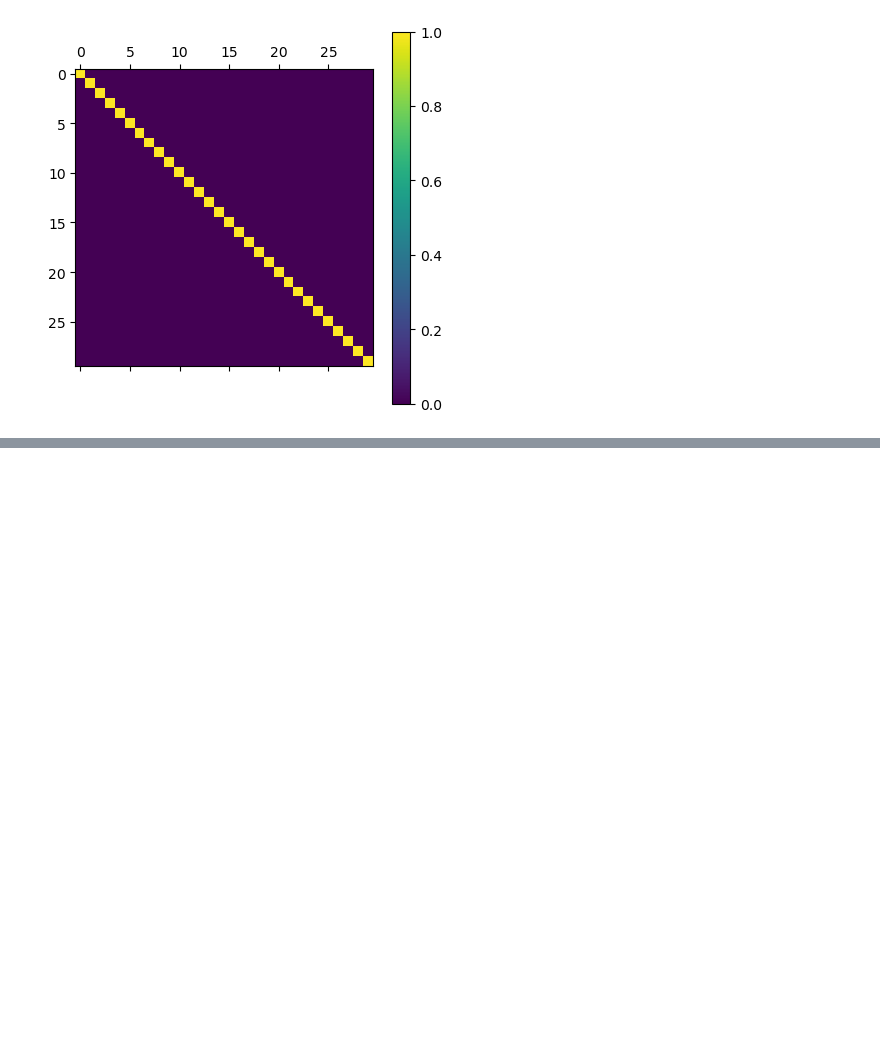
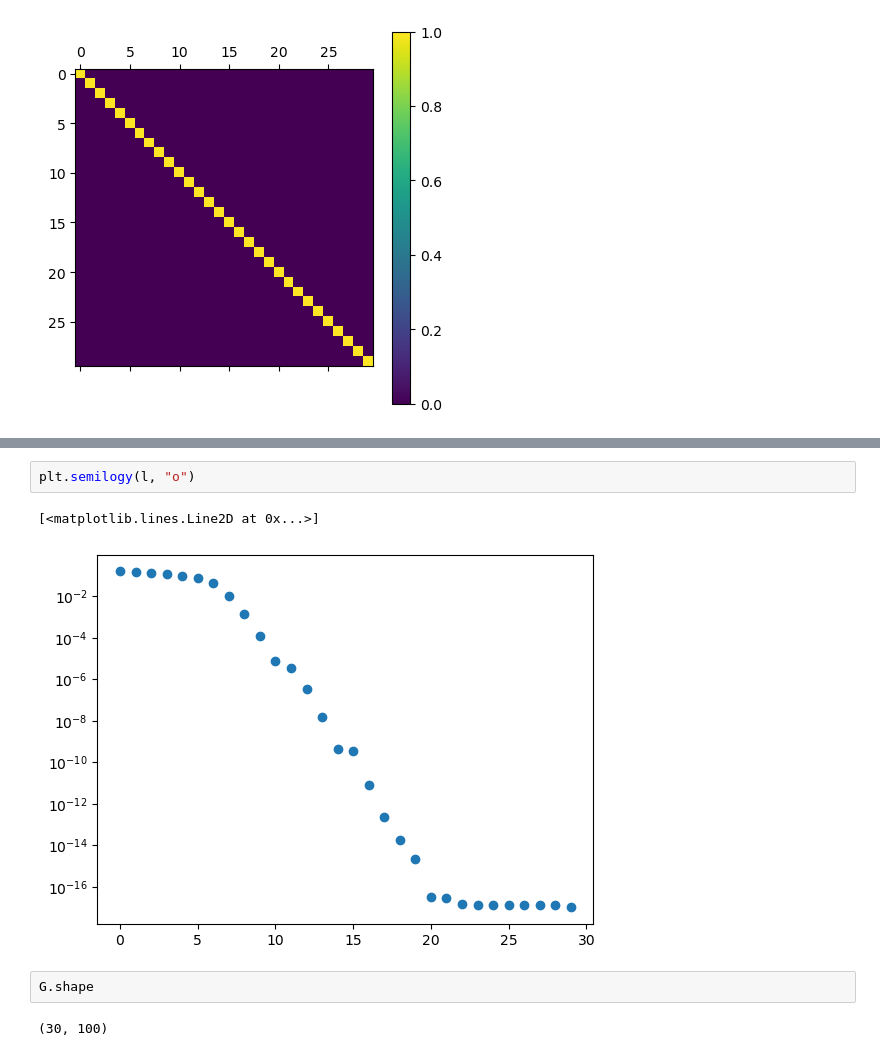
Before and after one commit to lheagy/eosc-454, a Jupyter notebook: lectures/linear-problem.ipynb, the cells around one changed output, grey strips where cells are left out. Drawn from its saved outputs; the diff is of its cells as text; blank space fills up the shorter version.

```diff
--- a/lectures/linear-problem.ipynb
+++ b/lectures/linear-problem.ipynb
@@ -435,0 +466,9 @@ plt.colorbar(plt.matshow(V.T @ V))
+# %%
+plt.semilogy(l, "o")
+# %% [output]
+[<matplotlib.lines.Line2D at 0x...>]
+[figure, added]
+# %%
+G.shape
+# %% [output]
+(30, 100)
```
Also changed, not shown: parts of 17 cells of this notebook.
